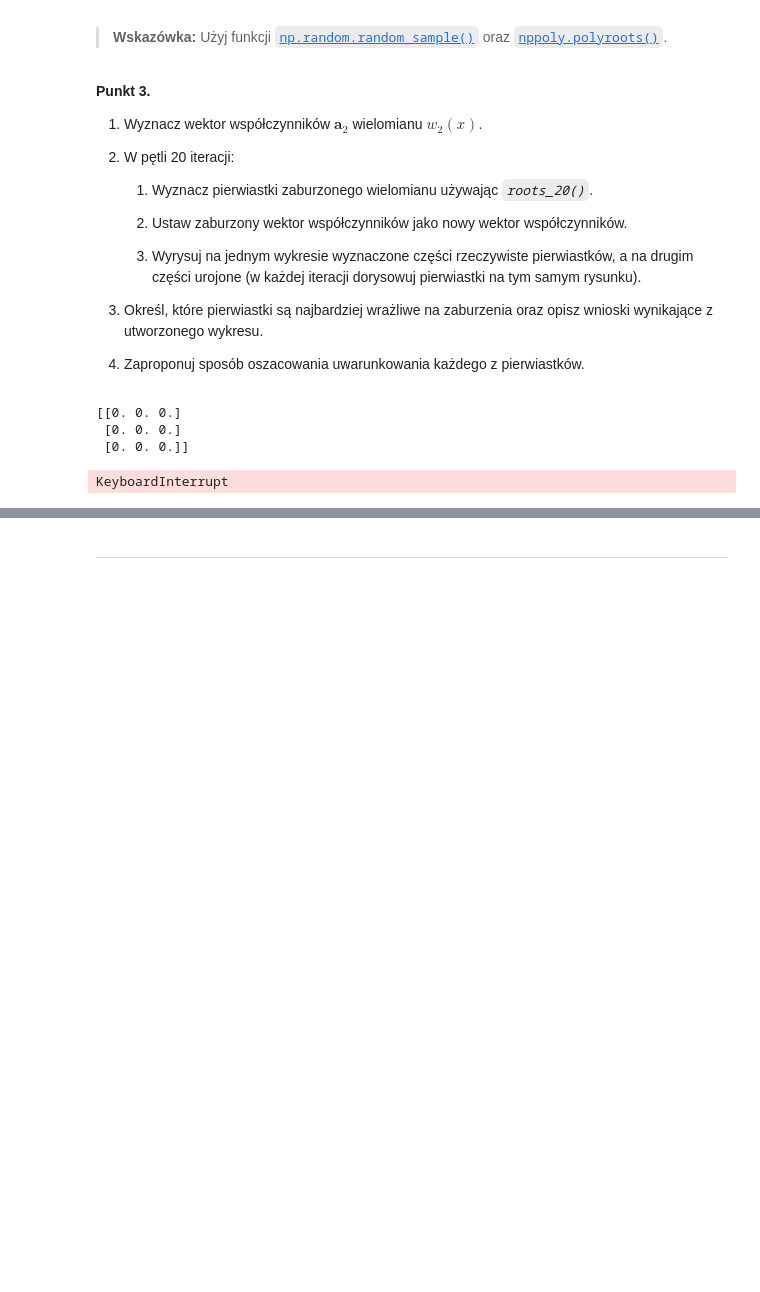
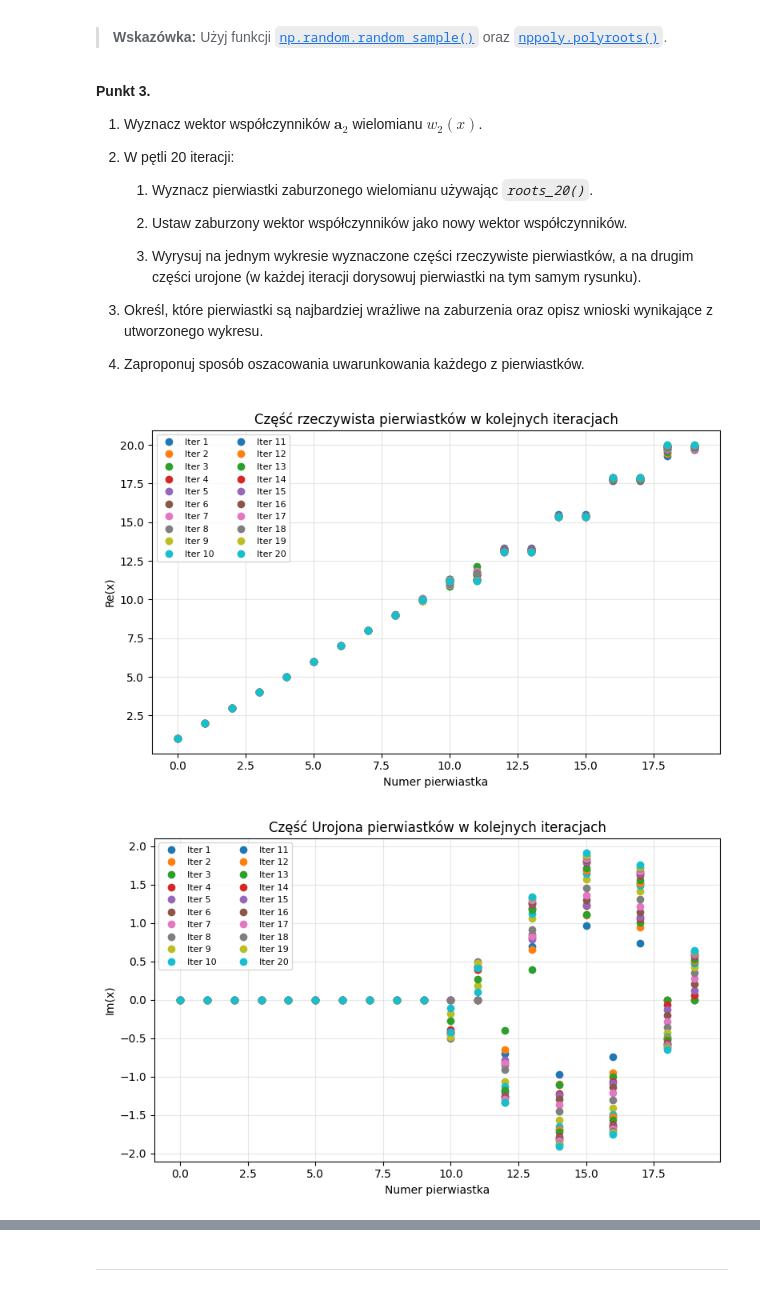
Before and after one commit to MN-KJ-2025/lab-7-pierwiastki-GrawtoG, a Jupyter notebook: sprawozdanie.ipynb, the cells around one changed output, grey strips where cells are left out. Saved outputs shown, nothing was run; the diff lists cells and outputs as text; code cells hidden in the pictures; blank space fills up the shorter version.

```diff
--- a/sprawozdanie.ipynb
+++ b/sprawozdanie.ipynb
@@ -104,20 +104,45 @@ Zaimplementuj funkcję *`roots_20()`* wyznaczającą miejsca zerowe wielomianu n
 4. Określ, które pierwiastki są najbardziej wrażliwe na zaburzenia oraz opisz wnioski wynikające z utworzonego wykresu.
 
 5. Zaproponuj sposób oszacowania uwarunkowania każdego z pierwiastków.
-# %%
-# ===== Twoja implementacja tutaj =====
-from main import roots_20
-#
-# ,w1=nppoly.polyfromroots(np.asarray([1,2,3]))
-w2=nppoly.polyfromroots(np.asarray([i for i in range(1,21)]))
-
-r=roots_20(w1)
-for i in range(20):
-    plt.subplots(1,2,1)
-    plt.plot(r)
-    r=roots_20(r)
-# %% [output]
-[[0. 0. 0.]
- [0. 0. 0.]
- [0. 0. 0.]]
-KeyboardInterrupt
+# %%
+# ===== Punkt 3 z Zadania 1 – wersja z opisami wykresów =====
+
+r = np.arange(1, 21)
+a2 = nppoly.polyfromroots(r)
+
+coef = a2.copy()
+real = []
+imag = []
+
+for it in range(20):
+    coef, roots = roots_20(coef)
+    real.append(np.real(roots))
+    imag.append(np.imag(roots))
+
+plt.figure(figsize=(8,5))
+for it, x in enumerate(real):
+    plt.plot(x, marker='o', linestyle='', label=f"Iter {it+1}", markersize=6)
+
+plt.title("Część rzeczywista pierwiastków w kolejnych iteracjach", fontsize=12)
+plt.xlabel("Numer pierwiastka", fontsize=10)
+plt.ylabel("Re(x)", fontsize=10)
+plt.grid(True, alpha=0.3)
+plt.legend(fontsize=8, ncol=2)
+plt.tight_layout()
+
+
+plt.figure(figsize=(8,5))
+for it, y in enumerate(imag):
+    plt.plot(y, marker='o', linestyle='', label=f"Iter {it+1}", markersize=6)
+
+plt.title("Część Urojona pierwiastków w kolejnych iteracjach", fontsize=12)
+plt.xlabel("Numer pierwiastka", fontsize=10)
+plt.ylabel("Im(x)", fontsize=10)
+plt.grid(True, alpha=0.3)
+plt.legend(fontsize=8, ncol=2)
+plt.tight_layout()
+
+plt.show()
+# %% [output]
+[figure, added]
+[figure, added]
```
Also changed, not shown: parts of 11 cells of this notebook, 2 other files.
